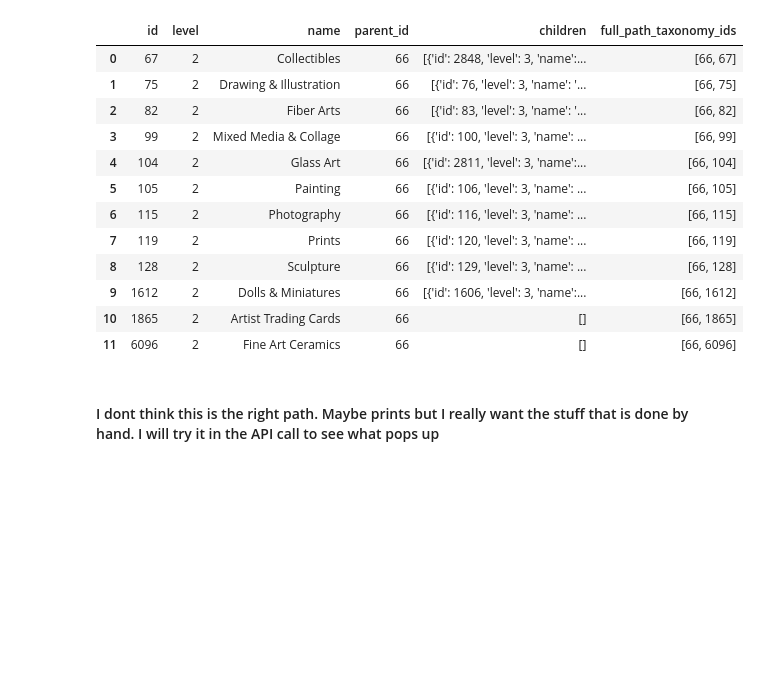
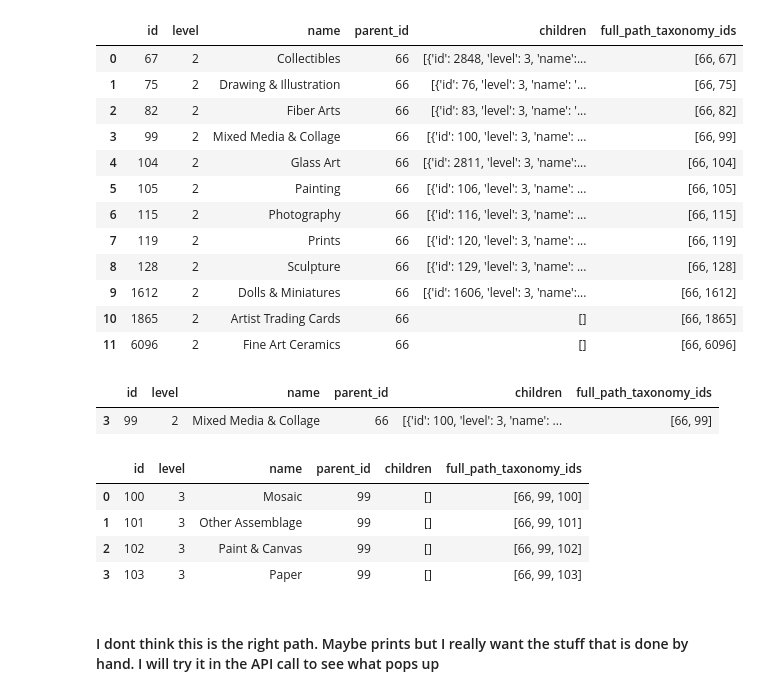
Before and after one commit to Megan1034/ETSY-CAPSTONE, a Jupyter notebook: ETSY Notebook/Seller_taxonomy.ipynb, the cells around one changed output. Drawn from its saved outputs; the diff is of its cells as text; code cells hidden in the pictures; blank space fills up the shorter version.

```diff
--- a/ETSY Notebook/Seller_taxonomy.ipynb
+++ b/ETSY Notebook/Seller_taxonomy.ipynb
@@ -94,6 +94,29 @@ norm_stuff_art
 | 9 | 1612 | 2 | Dolls & Miniatures | 66 | [{'id': 1606, 'level': 3, 'name':... | [66, 1612] |
 | 10 | 1865 | 2 | Artist Trading Cards | 66 | [] | [66, 1865] |
 | 11 | 6096 | 2 | Fine Art Ceramics | 66 | [] | [66, 6096] |
+# %%
+art_illus = norm_stuff_art[norm_stuff_art['name'].isin(['Mixed Media & Collage'])]
+art_illus
+# %% [output]
+|  | id | level | name | parent_id | children | full_path_taxonomy_ids |
+| 3 | 99 | 2 | Mixed Media & Collage | 66 | [{'id': 100, 'level': 3, 'name': ... | [66, 99] |
+# %%
+illus_child =art_illus['children']
+
+flat_list=list()
+for sub_list in illus_child:
+    flat_list += sub_list
+stuff_illus_flat = flat_list
+stuff_illus_flat
+
+norm_stuff_illus = pd.json_normalize(stuff_illus_flat)
+norm_stuff_illus
+# %% [output]
+|  | id | level | name | parent_id | children | full_path_taxonomy_ids |
+| 0 | 100 | 3 | Mosaic | 99 | [] | [66, 99, 100] |
+| 1 | 101 | 3 | Other Assemblage | 99 | [] | [66, 99, 101] |
+| 2 | 102 | 3 | Paint & Canvas | 99 | [] | [66, 99, 102] |
+| 3 | 103 | 3 | Paper | 99 | [] | [66, 99, 103] |
 # %% [markdown]
 #### I dont think this is the right path. Maybe prints but I really want the stuff that is done by hand. I will try it in the API call to see what pops up
 # %% [markdown]
```
Also changed, not shown: parts of 14 cells of this notebook.
